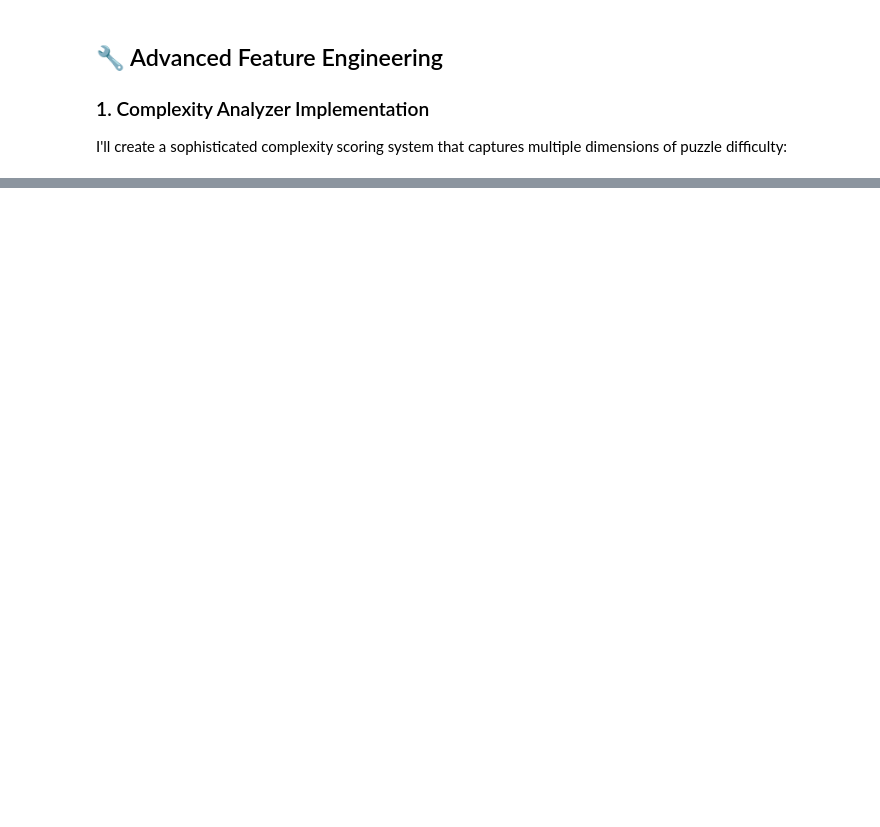
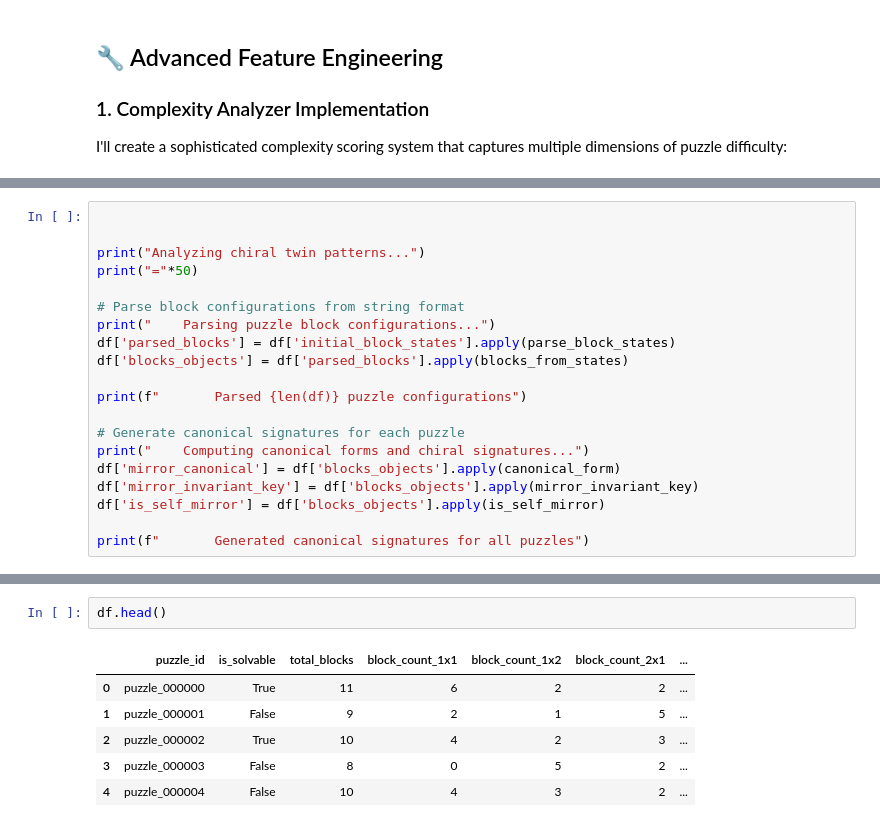
Before and after one commit to kshitij0001/Klotski-Data-Analysis, a Jupyter notebook: backend/Klotski_ML_Analysis_Portfolio.ipynb, the cells around one changed output, grey strips where cells are left out. Saved outputs shown, nothing was run; the diff lists cells and outputs as text; blank space fills up the shorter version.

```diff
--- a/backend/Klotski_ML_Analysis_Portfolio.ipynb
+++ b/backend/Klotski_ML_Analysis_Portfolio.ipynb
@@ -1522,0 +768,20 @@ print("🌟"*60)
+# %%
+
+
+print("Analyzing chiral twin patterns...")
+print("="*50)
+
+# Parse block configurations from string format
+print("    Parsing puzzle block configurations...")
+df['parsed_blocks'] = df['initial_block_states'].apply(parse_block_states)
+df['blocks_objects'] = df['parsed_blocks'].apply(blocks_from_states)
+
+print(f"       Parsed {len(df)} puzzle configurations")
+
+# Generate canonical signatures for each puzzle
+print("    Computing canonical forms and chiral signatures...")
+df['mirror_canonical'] = df['blocks_objects'].apply(canonical_form)
+df['mirror_invariant_key'] = df['blocks_objects'].apply(mirror_invariant_key)
+df['is_self_mirror'] = df['blocks_objects'].apply(is_self_mirror)
+
+print(f"       Generated canonical signatures for all puzzles")
@@ -1522,0 +960,9 @@ print("🌟"*60)
+# %%
+df.head()
+# %% [output]
+|  | puzzle_id | is_solvable | total_blocks | block_count_1x1 | block_count_1x2 | block_count_2x1 | ... |
+| 0 | puzzle_000000 | True | 11 | 6 | 2 | 2 | ... |
+| 1 | puzzle_000001 | False | 9 | 2 | 1 | 5 | ... |
+| 2 | puzzle_000002 | True | 10 | 4 | 2 | 3 | ... |
+| 3 | puzzle_000003 | False | 8 | 0 | 5 | 2 | ... |
+| 4 | puzzle_000004 | False | 10 | 4 | 3 | 2 | ... |
```
Also changed, not shown: parts of 46 cells of this notebook.
